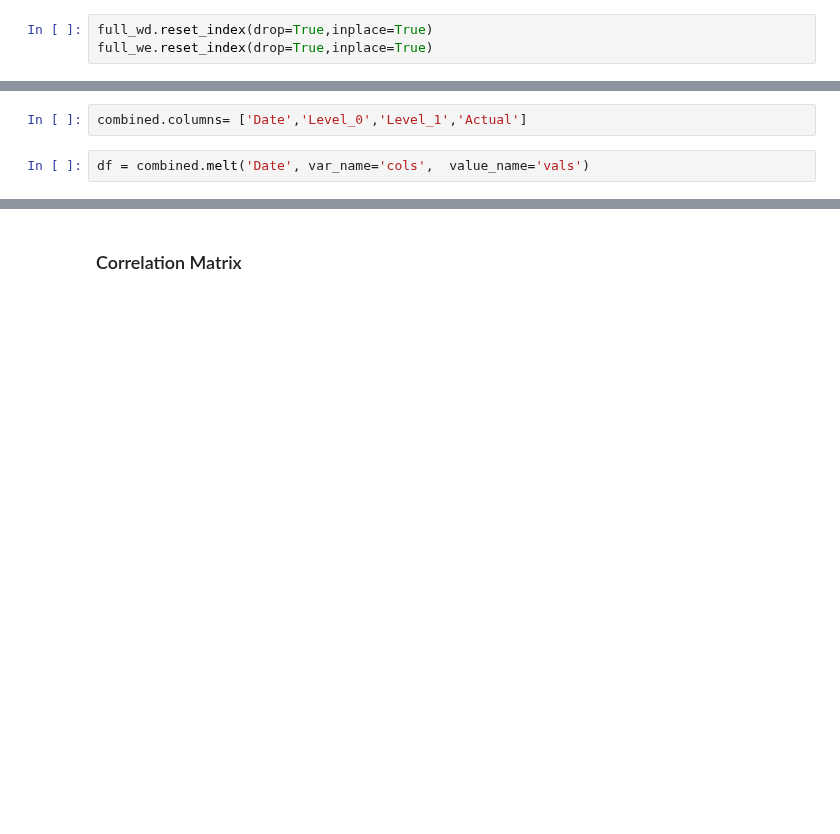
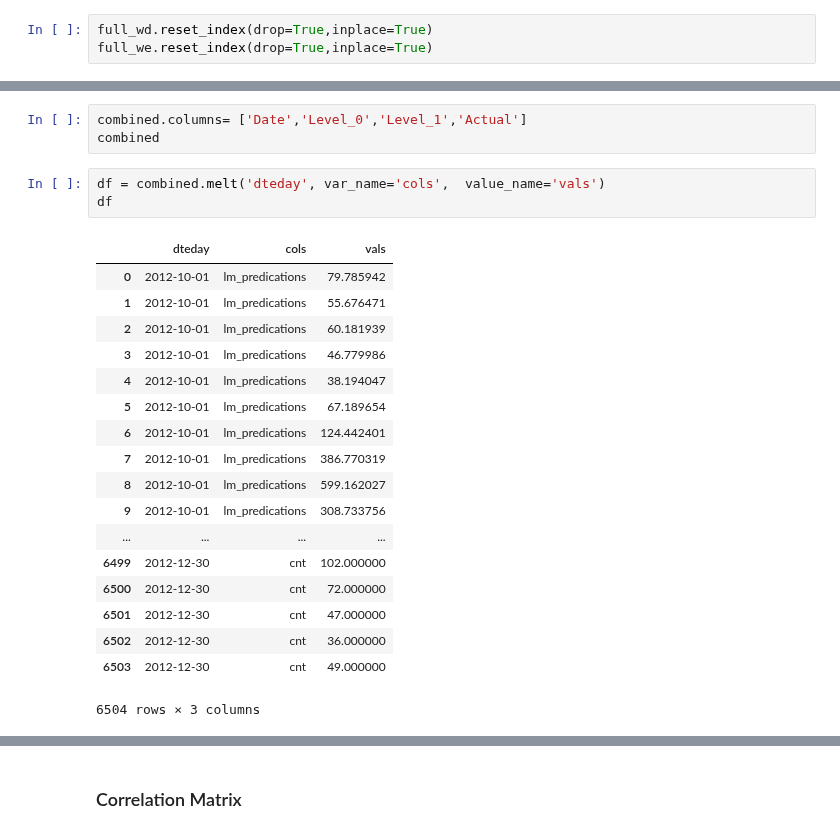
Before and after one commit to mradazoury/Bike_Prediction_Python_group_project, a Jupyter notebook: Bike-Sharing-Dataset 2/Group_Start-Copy.ipynb, the cells around one changed output, grey strips where cells are left out. Drawn from its saved outputs; the diff is of its cells as text; blank space fills up the shorter version.

```diff
--- a/Bike-Sharing-Dataset 2/Group_Start-Copy.ipynb
+++ b/Bike-Sharing-Dataset 2/Group_Start-Copy.ipynb
@@ -406,5 +448,26 @@ combined=pd.concat([full_wd,full_we],axis=0)
 # %%
 combined.columns= ['Date','Level_0','Level_1','Actual']
+combined
 # %%
-df = combined.melt('Date', var_name='cols',  value_name='vals')
+df = combined.melt('dteday', var_name='cols',  value_name='vals')
+df
+# %% [output]
+|  | dteday | cols | vals |
+| 0 | 2012-10-01 | lm_predications | 79.785942 |
+| 1 | 2012-10-01 | lm_predications | 55.676471 |
+| 2 | 2012-10-01 | lm_predications | 60.181939 |
+| 3 | 2012-10-01 | lm_predications | 46.779986 |
+| 4 | 2012-10-01 | lm_predications | 38.194047 |
+| 5 | 2012-10-01 | lm_predications | 67.189654 |
+| 6 | 2012-10-01 | lm_predications | 124.442401 |
+| 7 | 2012-10-01 | lm_predications | 386.770319 |
+| 8 | 2012-10-01 | lm_predications | 599.162027 |
+| 9 | 2012-10-01 | lm_predications | 308.733756 |
+| ... | ... | ... | ... |
+| 6499 | 2012-12-30 | cnt | 102.000000 |
+| 6500 | 2012-12-30 | cnt | 72.000000 |
+| 6501 | 2012-12-30 | cnt | 47.000000 |
+| 6502 | 2012-12-30 | cnt | 36.000000 |
+| 6503 | 2012-12-30 | cnt | 49.000000 |
+6504 rows × 3 columns
 # %%
```
Also changed, not shown: parts of 5 cells of this notebook, 3 other files.
